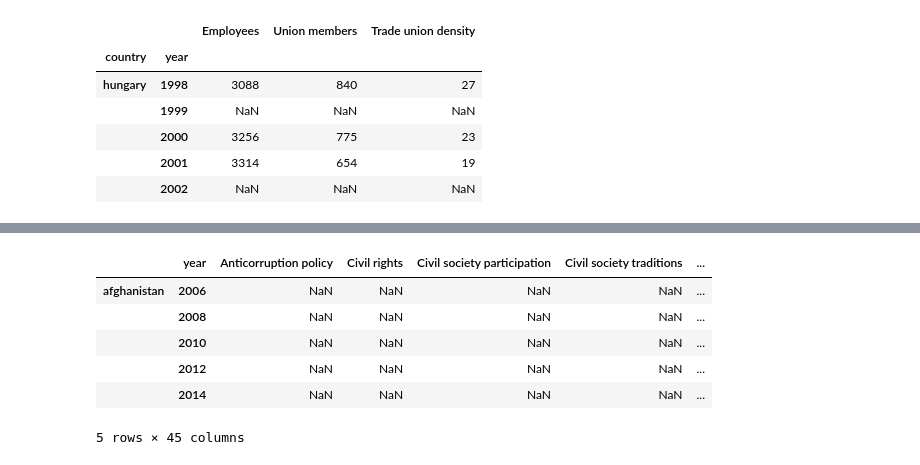
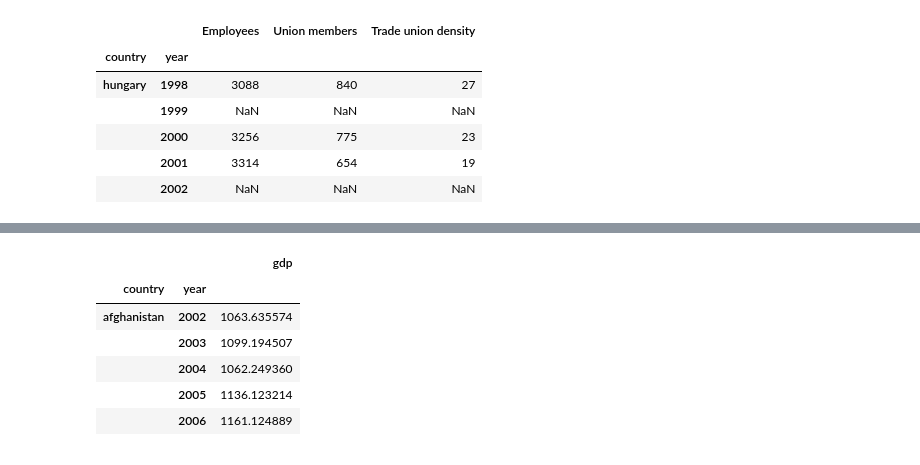
Before and after one commit to SanteriVtj/Econometrics-Capstone, a Jupyter notebook: data.ipynb, the cells around one changed output, grey strips where cells are left out. Drawn from its saved outputs; the diff is of its cells as text; code cells hidden in the pictures.

Commit message:
gdp per capita

```diff
--- a/data.ipynb
+++ b/data.ipynb
@@ -246,10 +213,16 @@ _map
+# %%
+gdp = c_names_as_index(pd.read_csv('./raw_data/gdp-per-capita-worldbank.csv', sep=','), 'Entity')
+gdp = gdp.rename(columns={gdp.columns[-1]: 'gdp'})
+gdp.index = pd.MultiIndex.from_tuples(list(zip(gdp.index, gdp.Year)))
+gdp.index = gdp.index.set_names(['country', 'year'])
+gdp.drop(['Code', 'Year'], axis=1 ,inplace=True)
 # %%
-_df.head()
+gdp.head()
 # %% [output]
-|  | year | Anticorruption policy | Civil rights | Civil society participation | Civil society traditions | ... |
-| afghanistan | 2006 | NaN | NaN | NaN | NaN | ... |
-|  | 2008 | NaN | NaN | NaN | NaN | ... |
-|  | 2010 | NaN | NaN | NaN | NaN | ... |
-|  | 2012 | NaN | NaN | NaN | NaN | ... |
-|  | 2014 | NaN | NaN | NaN | NaN | ... |
+|  |  | gdp |
+| country | year |  |
+| afghanistan | 2002 | 1063.635574 |
+|  | 2003 | 1099.194507 |
+|  | 2004 | 1062.249360 |
+|  | 2005 | 1136.123214 |
+|  | 2006 | 1161.124889 |
-5 rows × 45 columns
```
Also changed, not shown: parts of 8 cells of this notebook, 3 other files.
